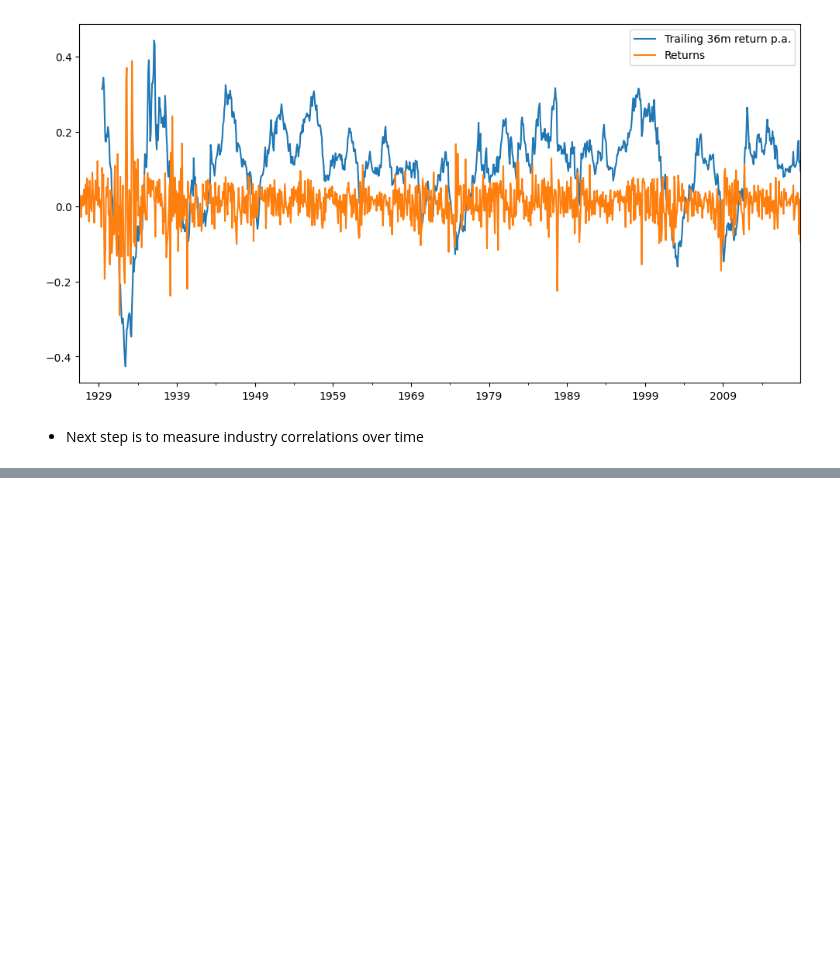
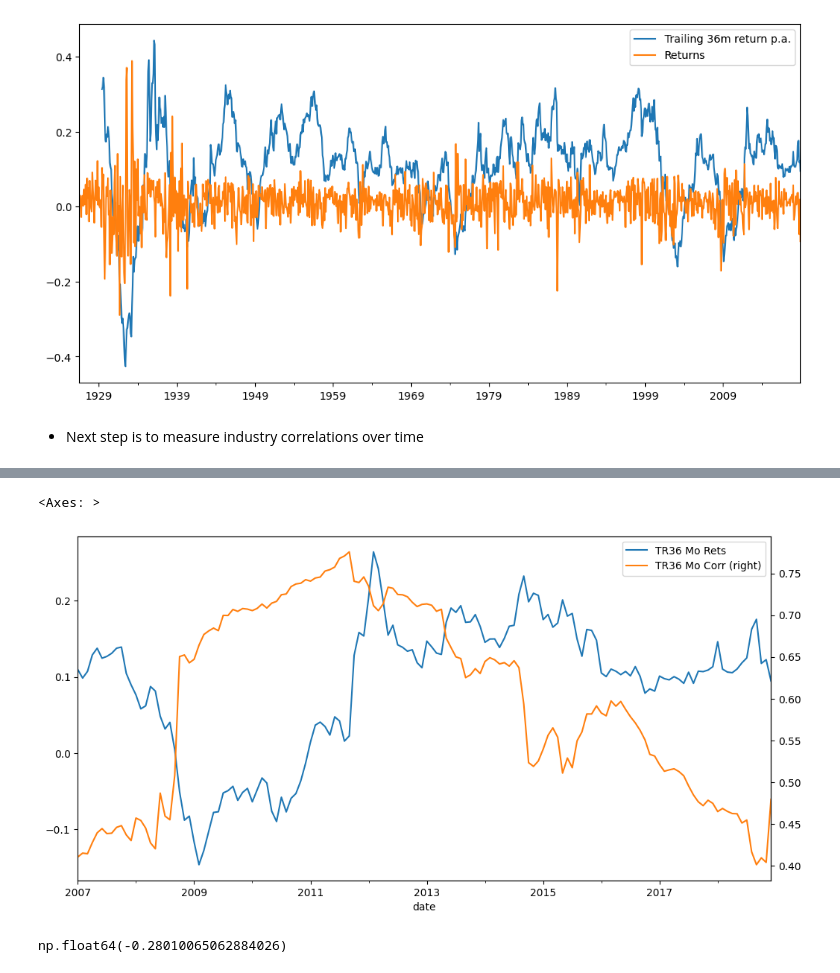
Before and after one commit to Terry4715/MVO-backtest, a Jupyter notebook: CodeAlong_Module3.ipynb, the cells around one changed output, grey strips where cells are left out. Cells and saved outputs as stored; diff of their text form; code cells hidden in the pictures; blank space fills up the shorter version.

```diff
--- a/CodeAlong_Module3.ipynb
+++ b/CodeAlong_Module3.ipynb
@@ -104,0 +141,10 @@ total_mkcap_rtn.plot(label='Returns', legend=True)
+# %%
+tmi_tr36rets['2007':].plot(label="TR36 Mo Rets", figsize=(12,6), legend=True)
+ind_tr36corr['2007':].plot(label="TR36 Mo Corr", figsize=(12,6), legend=True, secondary_y=True)
+# %% [output]
+<Axes: >
+[figure, added]
+# %%
+tmi_tr36rets.corr(ind_tr36corr)
+# %% [output]
+np.float64(-0.28010065062884026)
```
Also changed, not shown: parts of 5 cells of this notebook.
